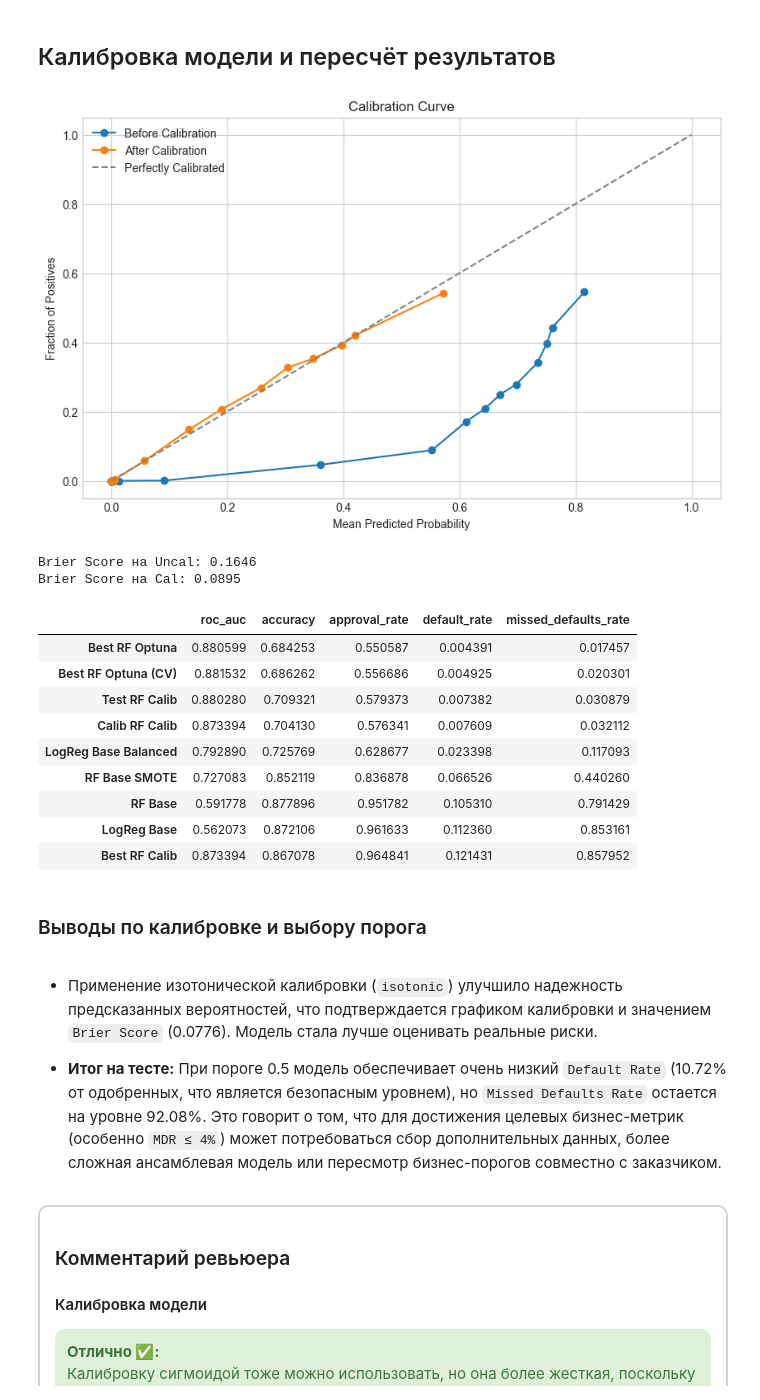
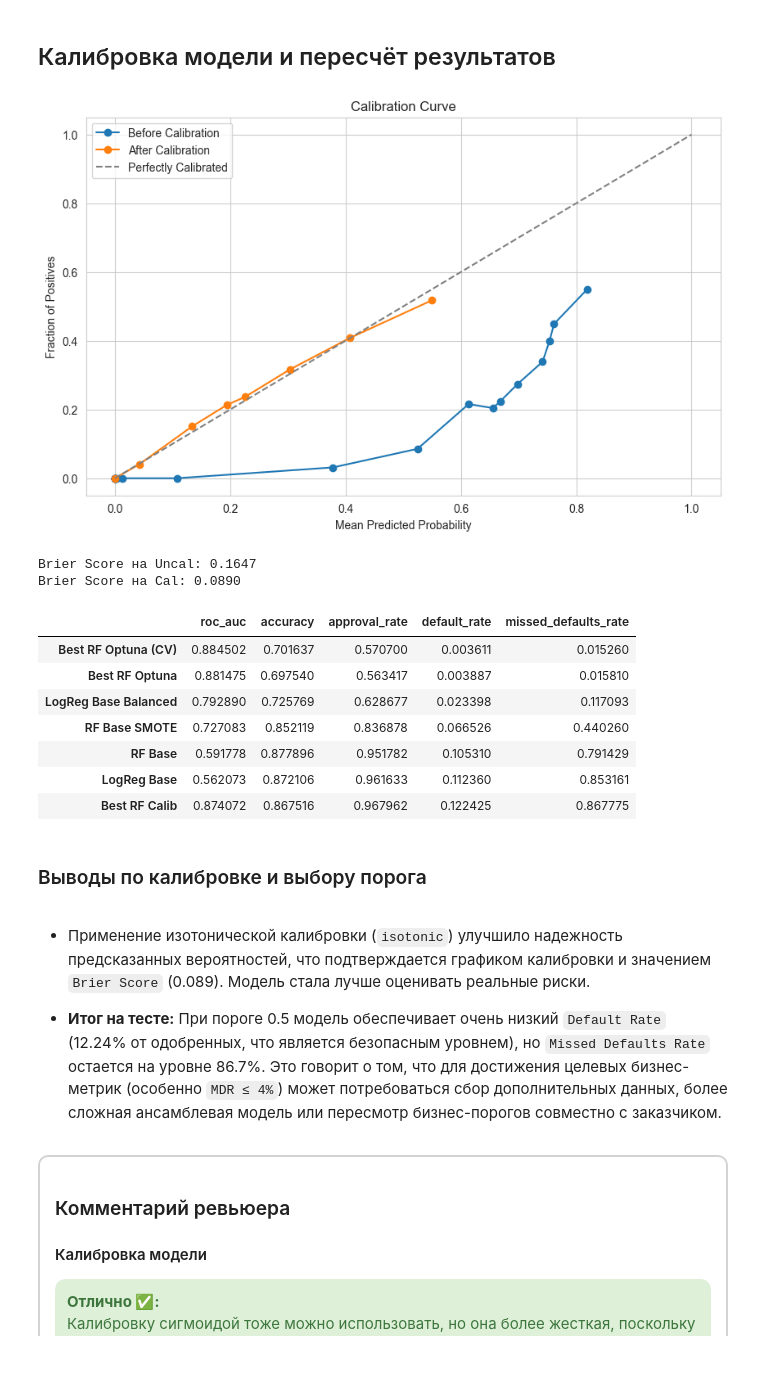
Before and after one commit to MEYakunin/Sprint15_User_Behavior_Scoring, a Jupyter notebook: User_Behavior_Scoring_ver_3.ipynb, the cells around one changed output. Saved outputs shown, nothing was run; the diff lists cells and outputs as text; code cells hidden in the pictures; blank space fills up the shorter version.

```diff
--- a/User_Behavior_Scoring_ver_3.ipynb
+++ b/User_Behavior_Scoring_ver_3.ipynb
@@ -1768,7 +1768,7 @@ best_rf = RandomForestClassifier(**study.best_params, class_weight='balanced', r
 # Создаем финальный пайплайн для обучения
 final_pipeline = ImbPipeline([
     ('preprocessor', preprocessor),
-    ('smote', SMOTE(random_state=42)),
+#    ('smote', SMOTE(random_state=42)),
     ('classifier', best_rf)
 ])
 
@@ -1899,72 +1899,61 @@ y_cal_train = y_cal[mask_train_cal]
 X_cal_test = X_cal[mask_test_cal]
 y_cal_test = y_cal[mask_test_cal]
 # %%
-# Создайте отдельный пайплайн для калибровки (без SMOTE)
-calibration_pipeline = Pipeline([
-    ('preprocessor', preprocessor),
-    ('classifier', best_rf)
-])
-
 # Калибруем вероятности лучшего RF на валидационной выборке (используем Isotonic для лесов)
 # Оборачиваем уже обученный пайплайн в FrozenEstimator
 frozen_pipeline = FrozenEstimator(final_pipeline)
-frozen_calib_pipeline = FrozenEstimator(calibration_pipeline)
-
-#calibrator = CalibratedClassifierCV(frozen_calib_pipeline, method='isotonic', ensemble=False)
 
 calibrator = CalibratedClassifierCV(
     frozen_pipeline,
     method='isotonic',
     cv=5,
     n_jobs=-1
 )
 calibrator.fit(X_cal_train, y_cal_train)
 
-# Калиброванные вероятности на Val
+# Калиброванные вероятности
 y_cal_pred = calibrator.predict(X_cal_test)
 y_cal_prob = calibrator.predict_proba(X_cal_test)[:, 1]
 
 # График калибровки
 prob_true, prob_pred = calibration_curve(y_cal_test, y_cal_prob, n_bins=20, strategy='quantile')
 prob_true_uncal, prob_pred_uncal = calibration_curve(y_test, best_prob, n_bins=20, strategy='quantile')
 plt.plot(prob_pred_uncal, prob_true_uncal, marker='o', label='Before Calibration')
 plt.plot(prob_pred, prob_true, marker='o', label='After Calibration')
 plt.plot([0, 1], [0, 1], linestyle='--', color='gray', label='Perfectly Calibrated')
 plt.xlabel('Mean Predicted Probability')
 plt.ylabel('Fraction of Positives')
 plt.title('Calibration Curve')
 plt.legend()
 plt.show()
 
 brier_uncal = brier_score_loss(y_test, best_prob)
 print(f"Brier Score на Uncal: {brier_uncal:.4f}")
 brier_cal = brier_score_loss(y_cal_test, y_cal_prob)
 print(f"Brier Score на Cal: {brier_cal:.4f}")
 # %% [output]
-[figure, old version]
+[figure, new version]
-Brier Score на Uncal: 0.1646
-Brier Score на Cal: 0.0895
+Brier Score на Uncal: 0.1647
+Brier Score на Cal: 0.0890
 # %%
 results_df = add_metrics_to_results(
     results_df, 'Best RF Calib', y_cal_test, y_cal_pred, y_cal_prob
 )
 # %% [output]
 |  | roc_auc | accuracy | approval_rate | default_rate | missed_defaults_rate |
-| Best RF Optuna | 0.880599 | 0.684253 | 0.550587 | 0.004391 | 0.017457 |
-| Best RF Optuna (CV) | 0.881532 | 0.686262 | 0.556686 | 0.004925 | 0.020301 |
-| Test RF Calib | 0.880280 | 0.709321 | 0.579373 | 0.007382 | 0.030879 |
-| Calib RF Calib | 0.873394 | 0.704130 | 0.576341 | 0.007609 | 0.032112 |
+| Best RF Optuna (CV) | 0.884502 | 0.701637 | 0.570700 | 0.003611 | 0.015260 |
+| Best RF Optuna | 0.881475 | 0.697540 | 0.563417 | 0.003887 | 0.015810 |
 | LogReg Base Balanced | 0.792890 | 0.725769 | 0.628677 | 0.023398 | 0.117093 |
 | RF Base SMOTE | 0.727083 | 0.852119 | 0.836878 | 0.066526 | 0.440260 |
 | RF Base | 0.591778 | 0.877896 | 0.951782 | 0.105310 | 0.791429 |
 | LogReg Base | 0.562073 | 0.872106 | 0.961633 | 0.112360 | 0.853161 |
-| Best RF Calib | 0.873394 | 0.867078 | 0.964841 | 0.121431 | 0.857952 |
+| Best RF Calib | 0.874072 | 0.867516 | 0.967962 | 0.122425 | 0.867775 |
 # %% [markdown]
 ### Выводы по калибровке и выбору порога
 # %% [markdown]
-- Применение изотонической калибровки (`isotonic`) улучшило надежность предсказанных вероятностей, что подтверждается графиком калибровки и значением `Brier Score` (0.0776). Модель стала лучше оценивать реальные риски.
+- Применение изотонической калибровки (`isotonic`) улучшило надежность предсказанных вероятностей, что подтверждается графиком калибровки и значением `Brier Score` (0.089). Модель стала лучше оценивать реальные риски.
 
-- **Итог на тесте:** При пороге 0.5 модель обеспечивает очень низкий `Default Rate` (10.72% от одобренных, что является безопасным уровнем), но `Missed Defaults Rate` остается на уровне 92.08%. Это говорит о том, что для достижения целевых бизнес-метрик (особенно `MDR ≤ 4%`) может потребоваться сбор дополнительных данных, более сложная ансамблевая модель или пересмотр бизнес-порогов совместно с заказчиком.
+- **Итог на тесте:** При пороге 0.5 модель обеспечивает очень низкий `Default Rate` (12.24% от одобренных, что является безопасным уровнем), но `Missed Defaults Rate` остается на уровне 86.7%. Это говорит о том, что для достижения целевых бизнес-метрик (особенно `MDR ≤ 4%`) может потребоваться сбор дополнительных данных, более сложная ансамблевая модель или пересмотр бизнес-порогов совместно с заказчиком.
 # %% [markdown]
 <div style="border:solid #D3D3D3 2px; border-radius: 10px; padding: 15px">
 <h3> Комментарий ревьюера <a class="tocSkip"></h3>
```
Also changed, not shown: parts of 16 cells of this notebook.
